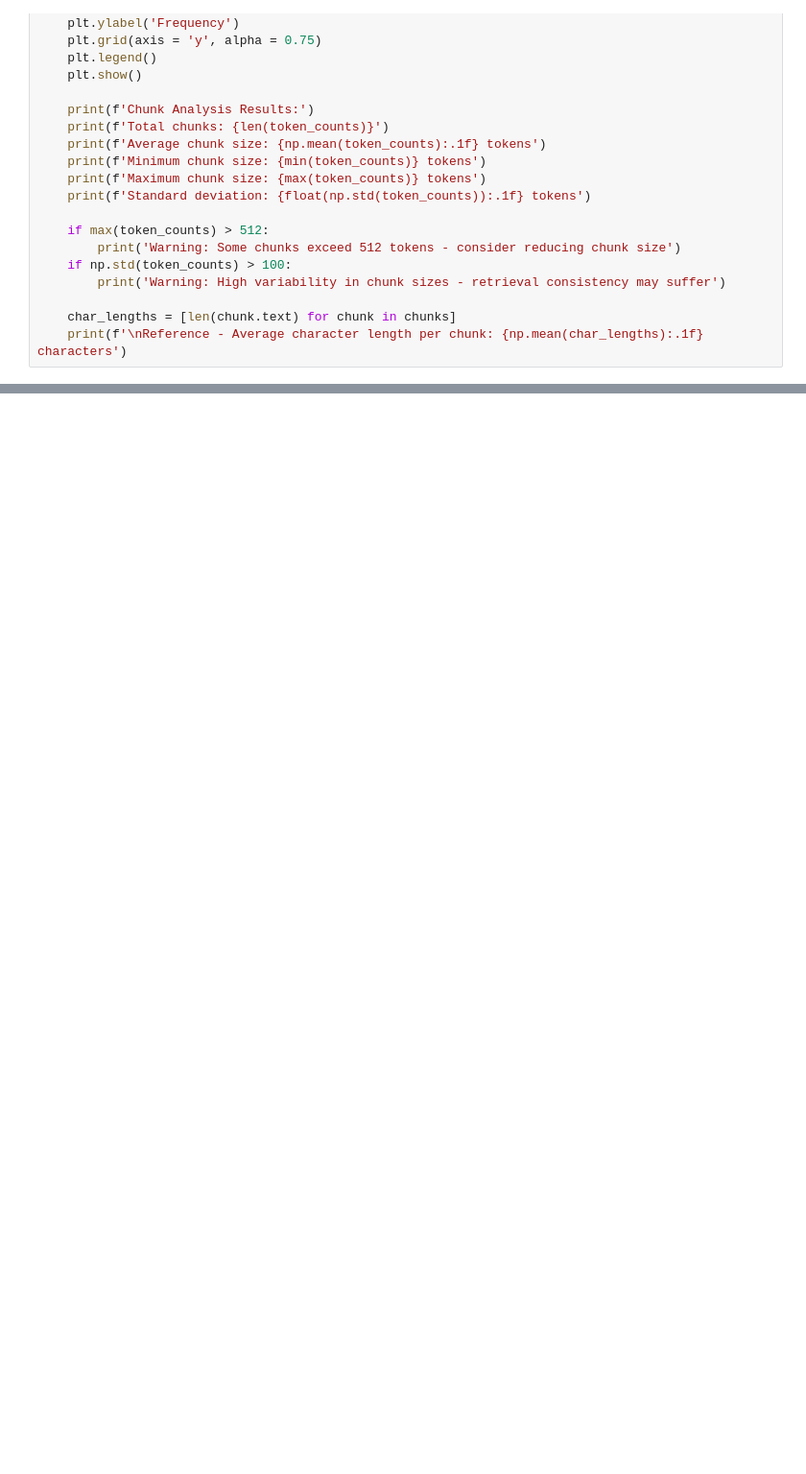
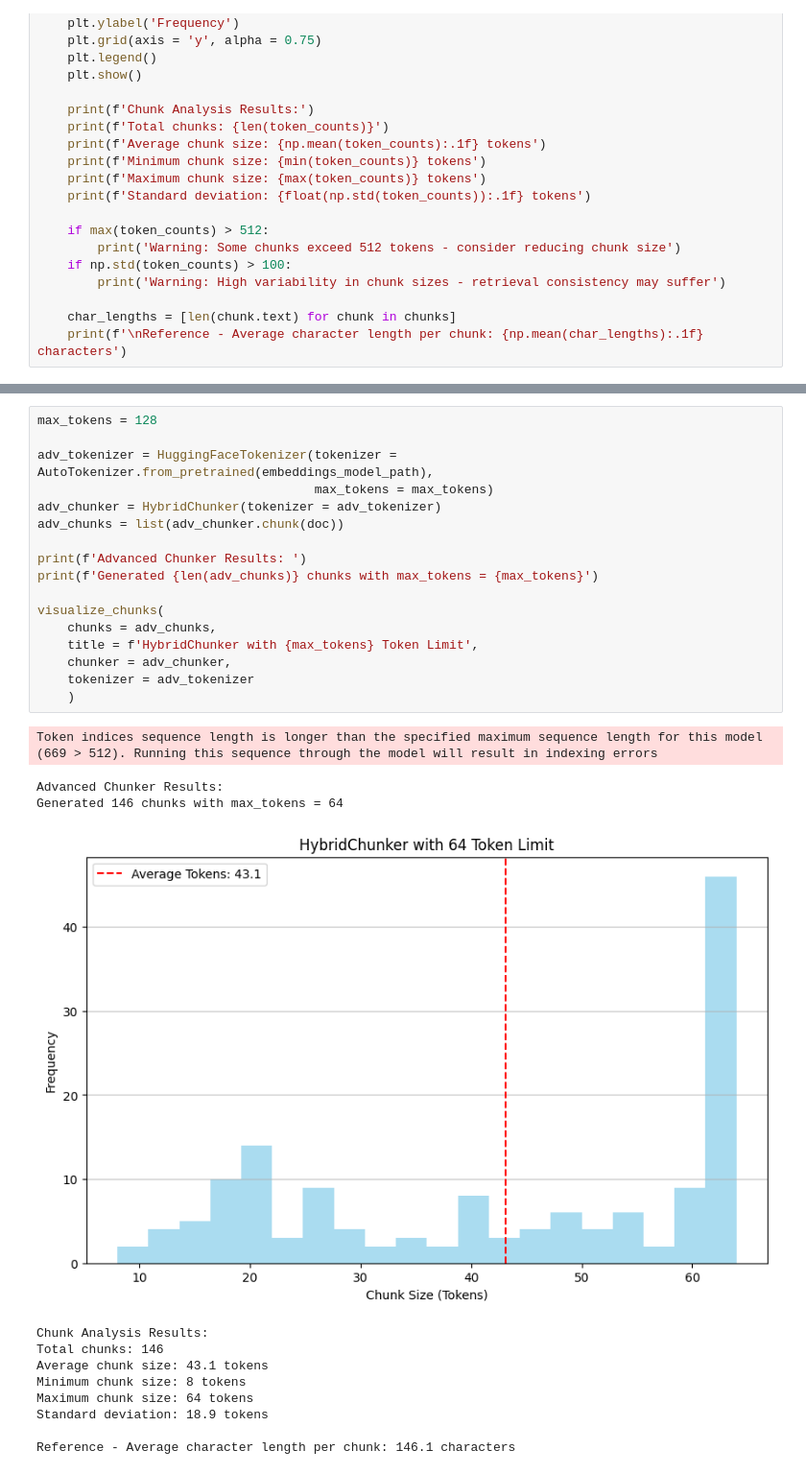
Before and after one commit to tnn111/Huginn, a Jupyter notebook: Docling.ipynb, the cells around one changed output, grey strips where cells are left out. Shown at 96% size. Saved outputs shown, nothing was run; the diff lists cells and outputs as text; blank space fills up the shorter version.

```diff
--- a/Docling.ipynb
+++ b/Docling.ipynb
@@ -157,0 +214,30 @@ If this is a private repository, make sure to pass a token having permission to
+# %%
+max_tokens = 128
+
+adv_tokenizer = HuggingFaceTokenizer(tokenizer = AutoTokenizer.from_pretrained(embeddings_model_path),
+                                     max_tokens = max_tokens)
+adv_chunker = HybridChunker(tokenizer = adv_tokenizer)
+adv_chunks = list(adv_chunker.chunk(doc))
+
+print(f'Advanced Chunker Results: ')
+print(f'Generated {len(adv_chunks)} chunks with max_tokens = {max_tokens}')
+
+visualize_chunks(
+    chunks = adv_chunks,
+    title = f'HybridChunker with {max_tokens} Token Limit',
+    chunker = adv_chunker,
+    tokenizer = adv_tokenizer
+    )
+# %% [output]
+Token indices sequence length is longer than the specified maximum sequence length for this model (669 > 512). Running this sequence through the model will result in indexing errors
+Advanced Chunker Results:
+Generated 146 chunks with max_tokens = 64
+[figure, added]
+Chunk Analysis Results:
+Total chunks: 146
+Average chunk size: 43.1 tokens
+Minimum chunk size: 8 tokens
+Maximum chunk size: 64 tokens
+Standard deviation: 18.9 tokens
+
+Reference - Average character length per chunk: 146.1 characters
```
Also changed, not shown: parts of 5 cells of this notebook.
